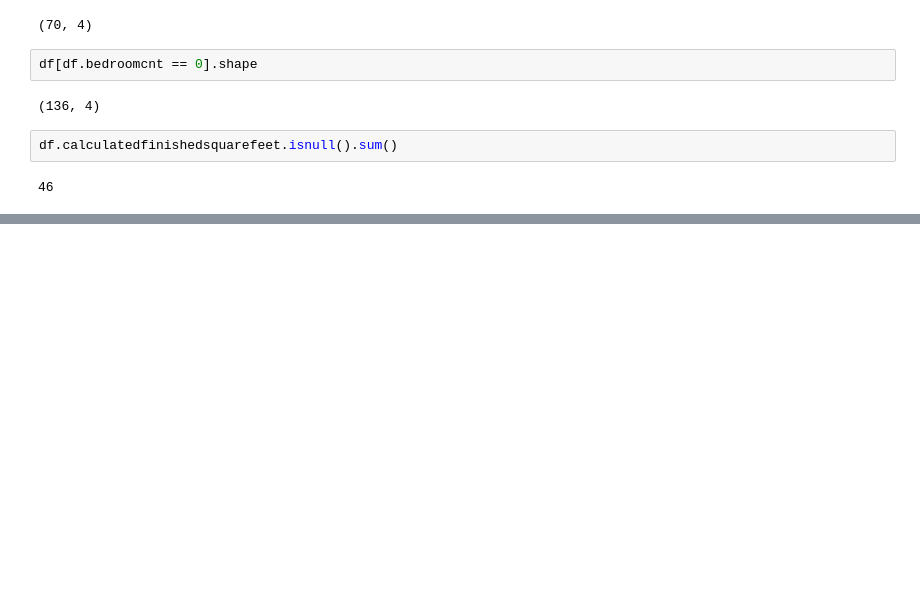
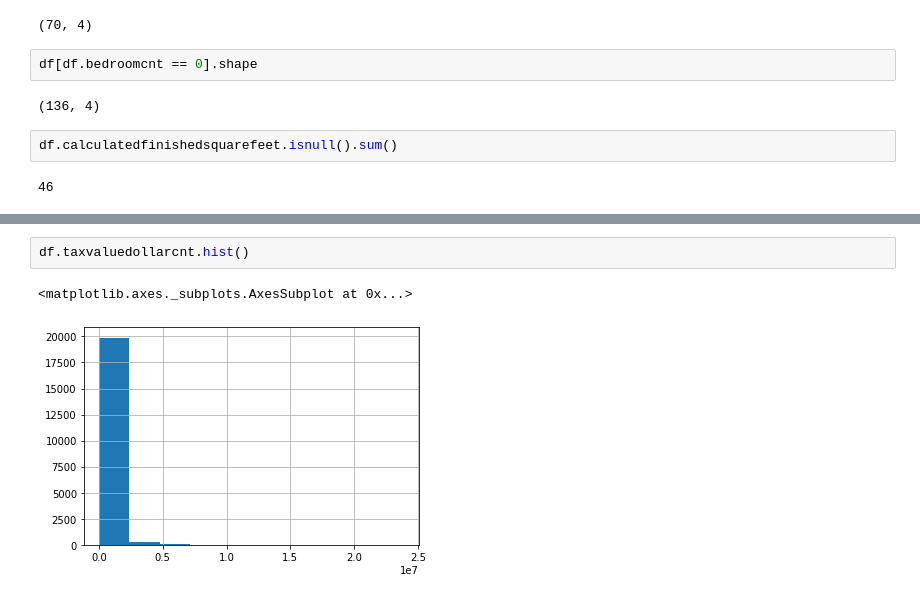
Before and after one commit to Estimating-Home-Value/Predicting-Tax-Assessed-Home-Values, a Jupyter notebook: scratchpad_shi.ipynb, the cells around one changed output, grey strips where cells are left out. Cells and saved outputs as stored; diff of their text form; blank space fills up the shorter version.

```diff
--- a/scratchpad_shi.ipynb
+++ b/scratchpad_shi.ipynb
@@ -130,0 +169,5 @@ df.drop_duplicates(keep='first', ignore_index=True)
+# %%
+df.taxvaluedollarcnt.hist()
+# %% [output]
+<matplotlib.axes._subplots.AxesSubplot at 0x...>
+[figure, added]
```
Also changed, not shown: parts of 12 cells of this notebook.
